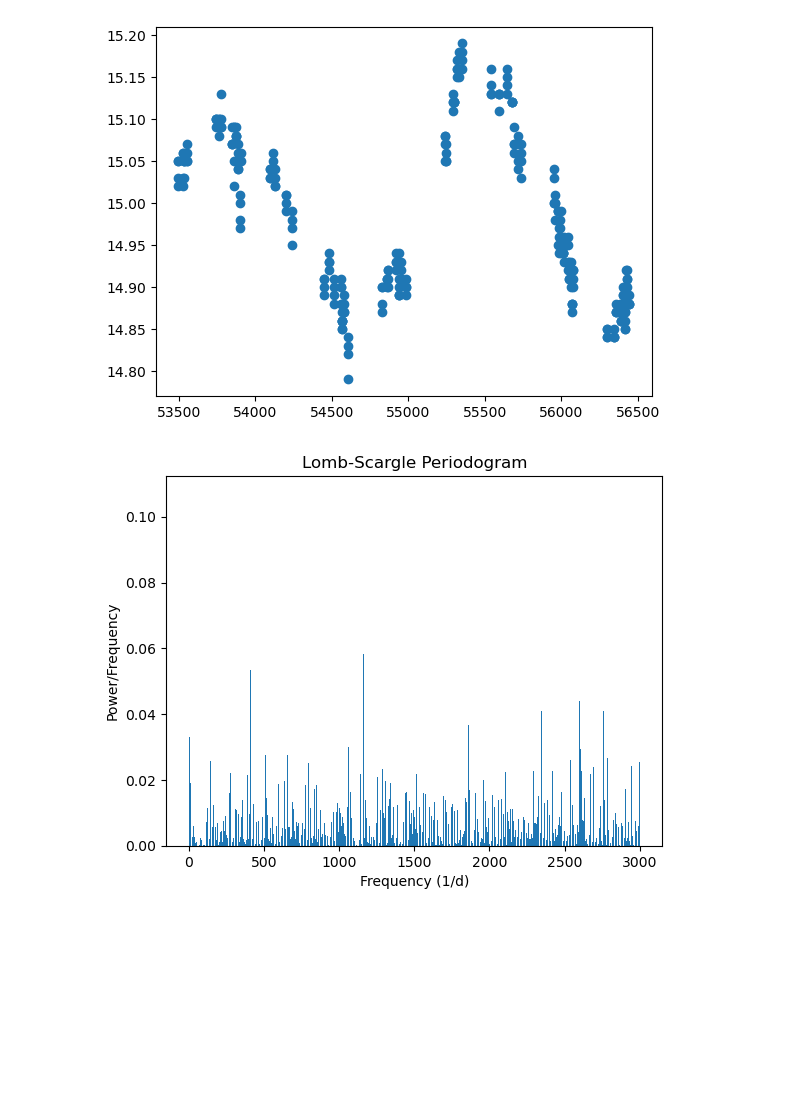
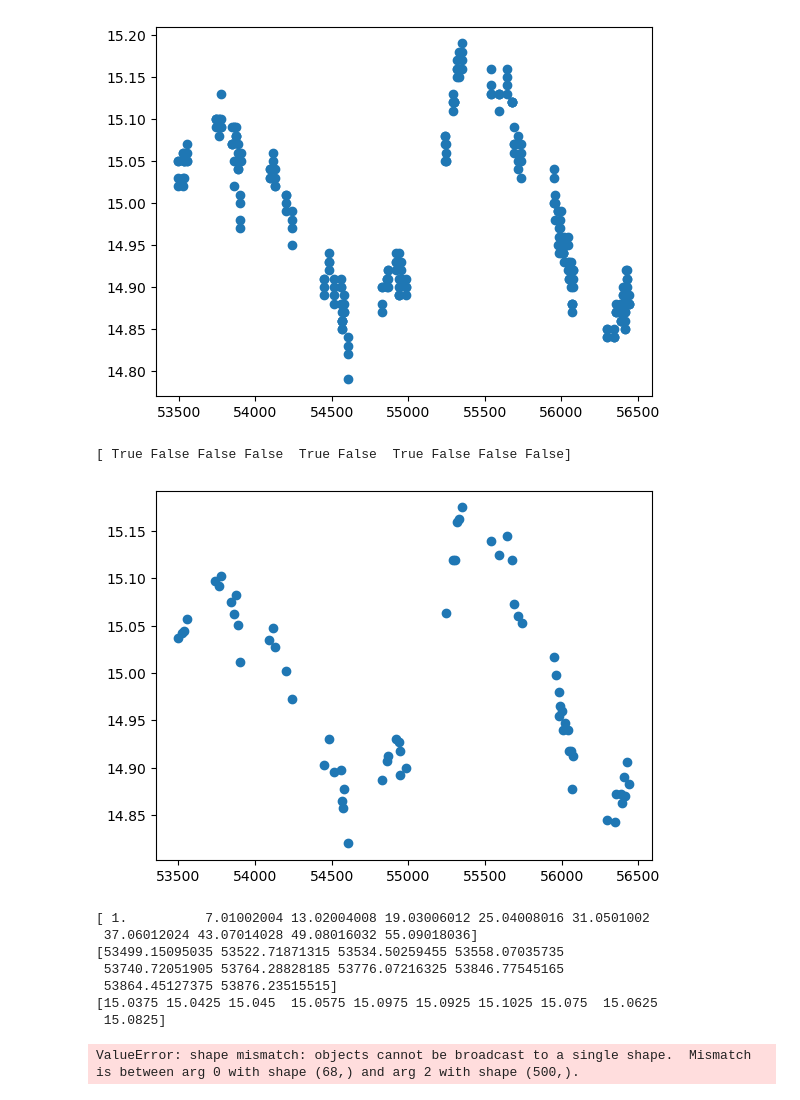
Before and after one commit to skp80286/smbhb_detection, a Jupyter notebook: lomb_scargle_analysis.ipynb, the cells around one changed output. Drawn from its saved outputs; the diff is of its cells as text; code cells hidden in the pictures; blank space fills up the shorter version.

Commit message:
Lomb scargle with binned statistics

```diff
--- a/lomb_scargle_analysis.ipynb
+++ b/lomb_scargle_analysis.ipynb
@@ -12,13 +14,35 @@ plt.scatter(t, mag)
 plt.show()
 # %% [output]
 [figure]
+# %%
+from scipy.stats import binned_statistic
+
+# Use binned_statistic to calculate mean within each bin
+num_bins=500
+bin_mag, bin_edges, binnumber = binned_statistic(t, mag, statistic=np.nanmean, bins=num_bins)
+bin_magerr, bin_edges, binnumber = binned_statistic(t, magerr, statistic=np.nanmean, bins=num_bins)
+bin_width = (bin_edges[1] - bin_edges[0])
+bin_t = bin_edges[1:] - bin_width/2
+
+filter = np.isfinite(bin_mag)
+print(str(filter[:10]))
+bin_mag = bin_mag[filter]
+bin_t = bin_t[filter]
+
+plt.scatter(bin_t, bin_mag)
+plt.show()
+# %% [output]
+[ True False False False  True False  True False False False]
+[figure, added]
 # %%
 import astropy.units as u
 from astropy.timeseries import LombScargle
 
-freqs = np.linspace(1,3000,3000)
-magerr = lc['magerr']
-ls = LombScargle(t * u.day, mag * u.mag, magerr * u.mag)
+freqs = np.linspace(1,3000,num_bins)
+print(str(freqs[:10]))
+print(str(bin_t[:10]))
+print(str(bin_mag[:10]))
+ls = LombScargle(bin_t * u.day, bin_mag * u.mag, bin_magerr * u.mag)
 powers = ls.power(freqs/ u.day)
 #print(str(frequency))
 plt.bar(freqs, powers)
@@ -26,5 +50,15 @@ plt.xlabel("Frequency (1/d)")
 plt.ylabel("Power/Frequency")
 plt.title("Lomb-Scargle Periodogram")
 plt.show()
+# TODO: Create bins (grouping of days) of lightcurve data with multiple bin sizes(eg 30d etc)
+# TODO: Find the FAP (False probability)
+# TODO: Test with different frequency bins
 # %% [output]
-[figure, removed]
+[ 1.          7.01002004 13.02004008 19.03006012 25.04008016 31.0501002
+ 37.06012024 43.07014028 49.08016032 55.09018036]
+[53499.15095035 53522.71871315 53534.50259455 53558.07035735
+ 53740.72051905 53764.28828185 53776.07216325 53846.77545165
+ 53864.45127375 53876.23515515]
+[15.0375 15.0425 15.045  15.0575 15.0975 15.0925 15.1025 15.075  15.0625
+ 15.0825]
+ValueError: shape mismatch: objects cannot be broadcast to a single shape.  Mismatch is between arg 0 with shape (68,) and arg 2 with shape (500,).
```
Also changed, not shown: parts of 1 cell of this notebook.
